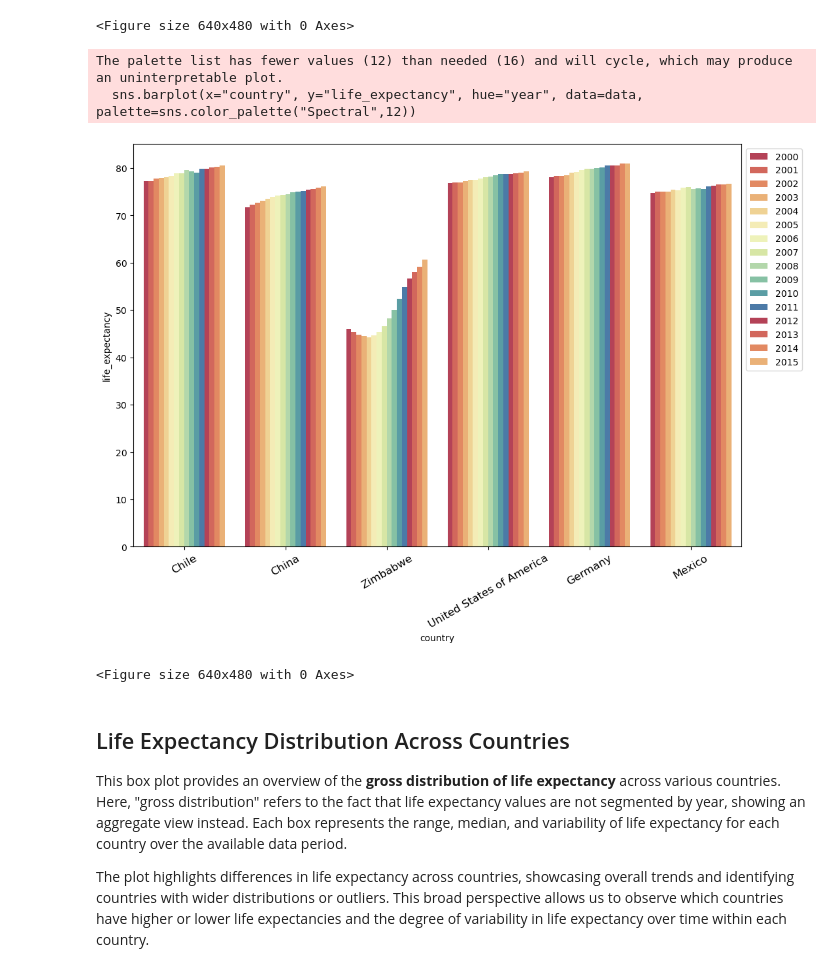
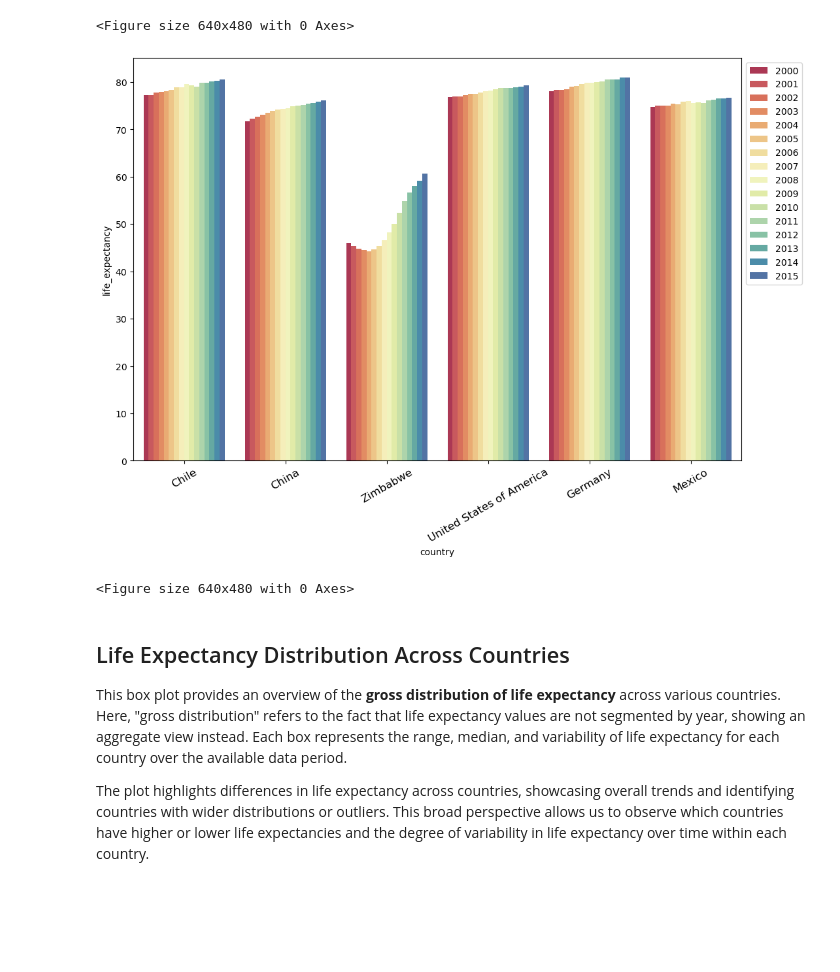
Before and after one commit to jacielbarros/Project-Life-Expectancy-and-GDP, a Jupyter notebook: life_expectancy_gdp.ipynb, the cells around one changed output. Drawn from its saved outputs; the diff is of its cells as text; code cells hidden in the pictures; blank space fills up the shorter version.

```diff
--- a/life_expectancy_gdp.ipynb
+++ b/life_expectancy_gdp.ipynb
@@ -166,20 +166,18 @@ plt.clf()
 # %%
 ## Life Expectancy By Country Through the Years
 
 plt.figure(figsize=(12,8))
 ax = plt.subplot() #sns.color_palette("rocket", as_cmap=True)
-sns.barplot(x="country", y="life_expectancy", hue="year", data=data, palette=sns.color_palette("Spectral",12))
+sns.barplot(x="country", y="life_expectancy", hue="year", data=data, palette=sns.color_palette("Spectral", n_colors=16))
 plt.xticks(rotation=30,fontsize=12)
 plt.legend(loc=0)
 sns.move_legend(ax, "upper left", bbox_to_anchor=(1, 1))
 ax.set_ylabel=country
 plt.show()
 plt.clf()
 # %% [output]
+[figure, new version]
-The palette list has fewer values (12) than needed (16) and will cycle, which may produce an uninterpretable plot.
-  sns.barplot(x="country", y="life_expectancy", hue="year", data=data, palette=sns.color_palette("Spectral",12))
+<Figure size 640x480 with 0 Axes>
-[figure, old version]
-<Figure size 640x480 with 0 Axes>
 # %% [markdown]
 ## Life Expectancy Distribution Across Countries
 
```
